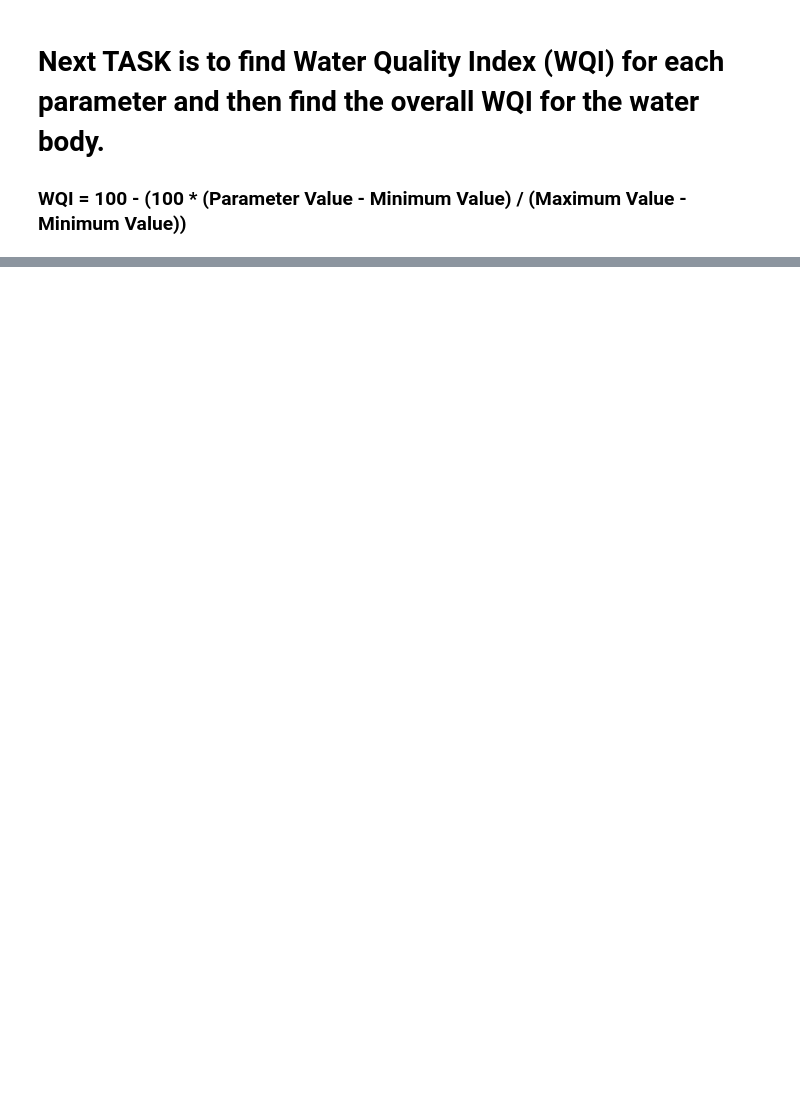
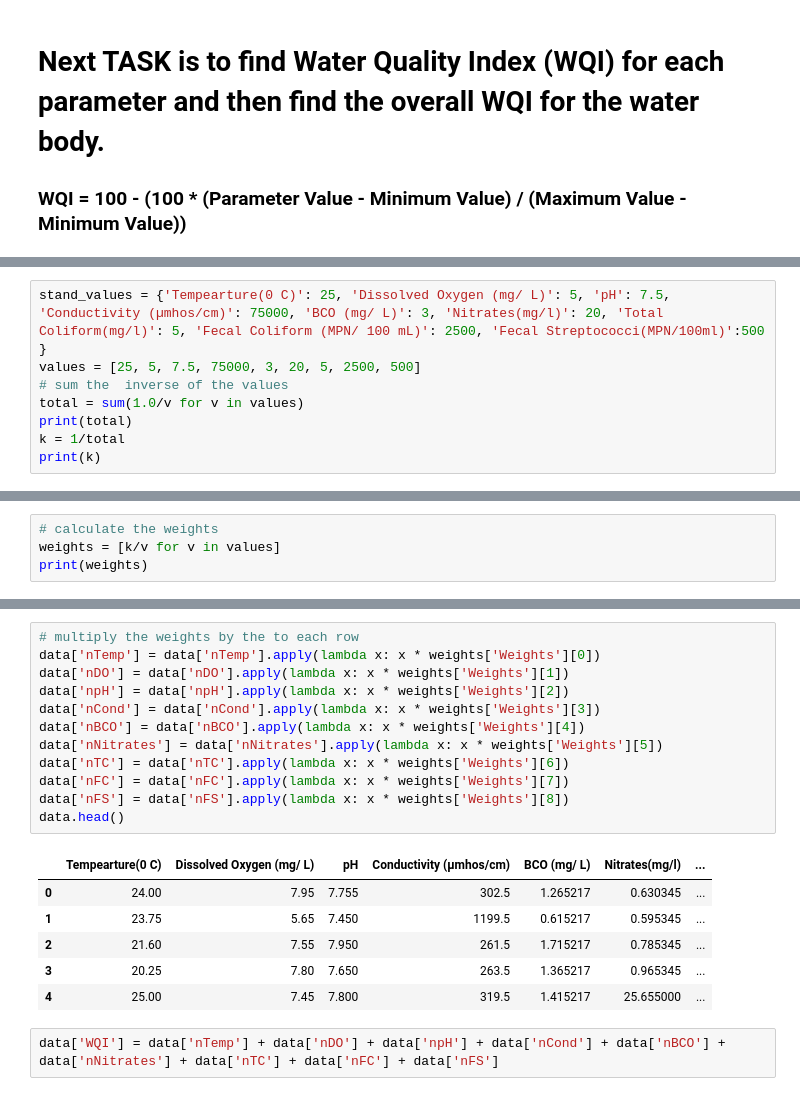
Before and after one commit to TheNobody-12/Data-Minining-Project-2022, a Jupyter notebook: Water quality/NoteBook1.ipynb, the cells around one changed output, grey strips where cells are left out. Cells and saved outputs as stored; diff of their text form; blank space fills up the shorter version.

```diff
--- a/Water quality/NoteBook1.ipynb
+++ b/Water quality/NoteBook1.ipynb
@@ -182,0 +287,8 @@ data.head()
+# %%
+stand_values = {'Tempearture(0 C)': 25, 'Dissolved Oxygen (mg/ L)': 5, 'pH': 7.5, 'Conductivity (µmhos/cm)': 75000, 'BCO (mg/ L)': 3, 'Nitrates(mg/l)': 20, 'Total Coliform(mg/l)': 5, 'Fecal Coliform (MPN/ 100 mL)': 2500, 'Fecal Streptococci(MPN/100ml)':500 }
+values = [25, 5, 7.5, 75000, 3, 20, 5, 2500, 500]
+# sum the  inverse of the values
+total = sum(1.0/v for v in values)
+print(total)
+k = 1/total
+print(k)
@@ -182,0 +298,4 @@ data.head()
+# %%
+# calculate the weights
+weights = [k/v for v in values]
+print(weights)
@@ -182,0 +328,21 @@ data.head()
+# %%
+# multiply the weights by the to each row
+data['nTemp'] = data['nTemp'].apply(lambda x: x * weights['Weights'][0])
+data['nDO'] = data['nDO'].apply(lambda x: x * weights['Weights'][1])
+data['npH'] = data['npH'].apply(lambda x: x * weights['Weights'][2])
+data['nCond'] = data['nCond'].apply(lambda x: x * weights['Weights'][3])
+data['nBCO'] = data['nBCO'].apply(lambda x: x * weights['Weights'][4])
+data['nNitrates'] = data['nNitrates'].apply(lambda x: x * weights['Weights'][5])
+data['nTC'] = data['nTC'].apply(lambda x: x * weights['Weights'][6])
+data['nFC'] = data['nFC'].apply(lambda x: x * weights['Weights'][7])
+data['nFS'] = data['nFS'].apply(lambda x: x * weights['Weights'][8])
+data.head()
+# %% [output]
+|  | Tempearture(0 C) | Dissolved Oxygen (mg/ L) | pH | Conductivity (µmhos/cm) | BCO (mg/ L) | Nitrates(mg/l) | ... |
+| 0 | 24.00 | 7.95 | 7.755 | 302.5 | 1.265217 | 0.630345 | ... |
+| 1 | 23.75 | 5.65 | 7.450 | 1199.5 | 0.615217 | 0.595345 | ... |
+| 2 | 21.60 | 7.55 | 7.950 | 261.5 | 1.715217 | 0.785345 | ... |
+| 3 | 20.25 | 7.80 | 7.650 | 263.5 | 1.365217 | 0.965345 | ... |
+| 4 | 25.00 | 7.45 | 7.800 | 319.5 | 1.415217 | 25.655000 | ... |
+# %%
+data['WQI'] = data['nTemp'] + data['nDO'] + data['npH'] + data['nCond'] + data['nBCO'] + data['nNitrates'] + data['nTC'] + data['nFC'] + data['nFS']
```
Also changed, not shown: parts of 36 cells of this notebook, 7 other files.
